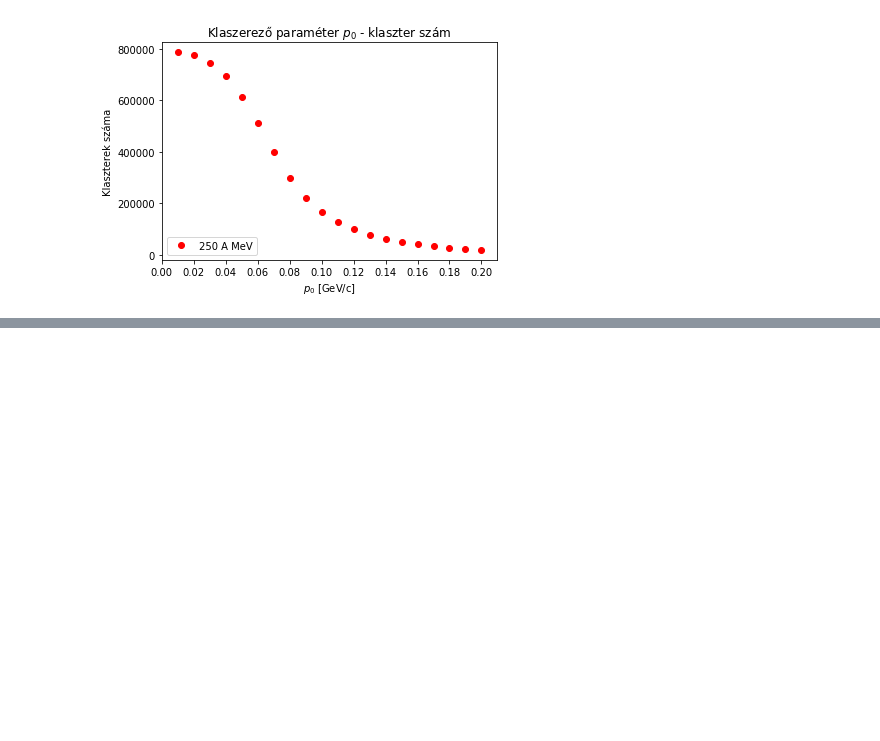
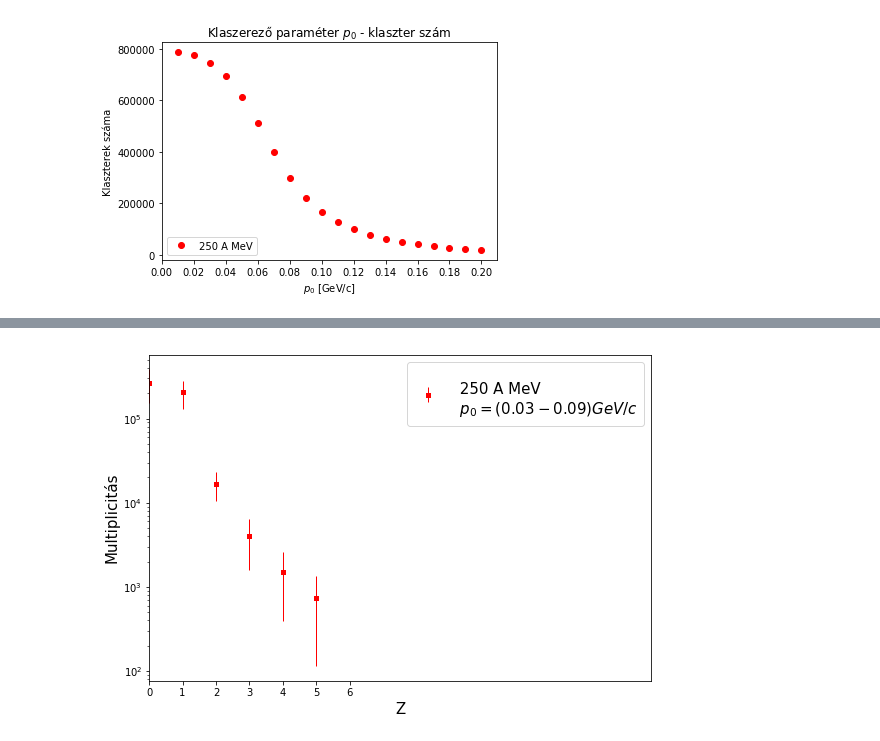
Before and after one commit to qbeer/szakdoli, a Jupyter notebook: BFS/visualize.ipynb, the cells around one changed output, grey strips where cells are left out. Drawn from its saved outputs; the diff is of its cells as text; code cells hidden in the pictures; blank space fills up the shorter version.

```diff
--- a/BFS/visualize.ipynb
+++ b/BFS/visualize.ipynb
@@ -299,0 +296,22 @@ dict_values([196596.0, 164179.0, 22577.0, 6910.0, 3065.0, 1723.0, 1091.0, 674.0,
+# %%
+plt.figure(figsize(9,6))
+
+plt.errorbar(list(ChargeAndMeanMultiplicity.keys()),
+            list(ChargeAndMeanMultiplicity.values()),
+            list(ChargeAndDevMultiplicities.values()),
+            marker='s', mfc='red',
+         mec='red', ms=3, mew=2, lw=1, linestyle='None', ecolor='red')
+plt.yscale('log')
+xlim(0,15)
+
+plt.xticks(np.arange(0,7 , step=1))
+
+xlabel('Z', fontsize=15)
+ylabel('Multiplicitás', fontsize=15)
+
+plt.legend(('\n 250 A MeV \n $p_{0} = (0.03 - 0.09) GeV/c$', ''),
+           loc='upper right', fontsize=15)
+
+savefig('./p0valtozik_klaszterek.png')
+# %% [output]
+[figure, added]
```
Also changed, not shown: parts of 3 cells of this notebook, 15 other files.
